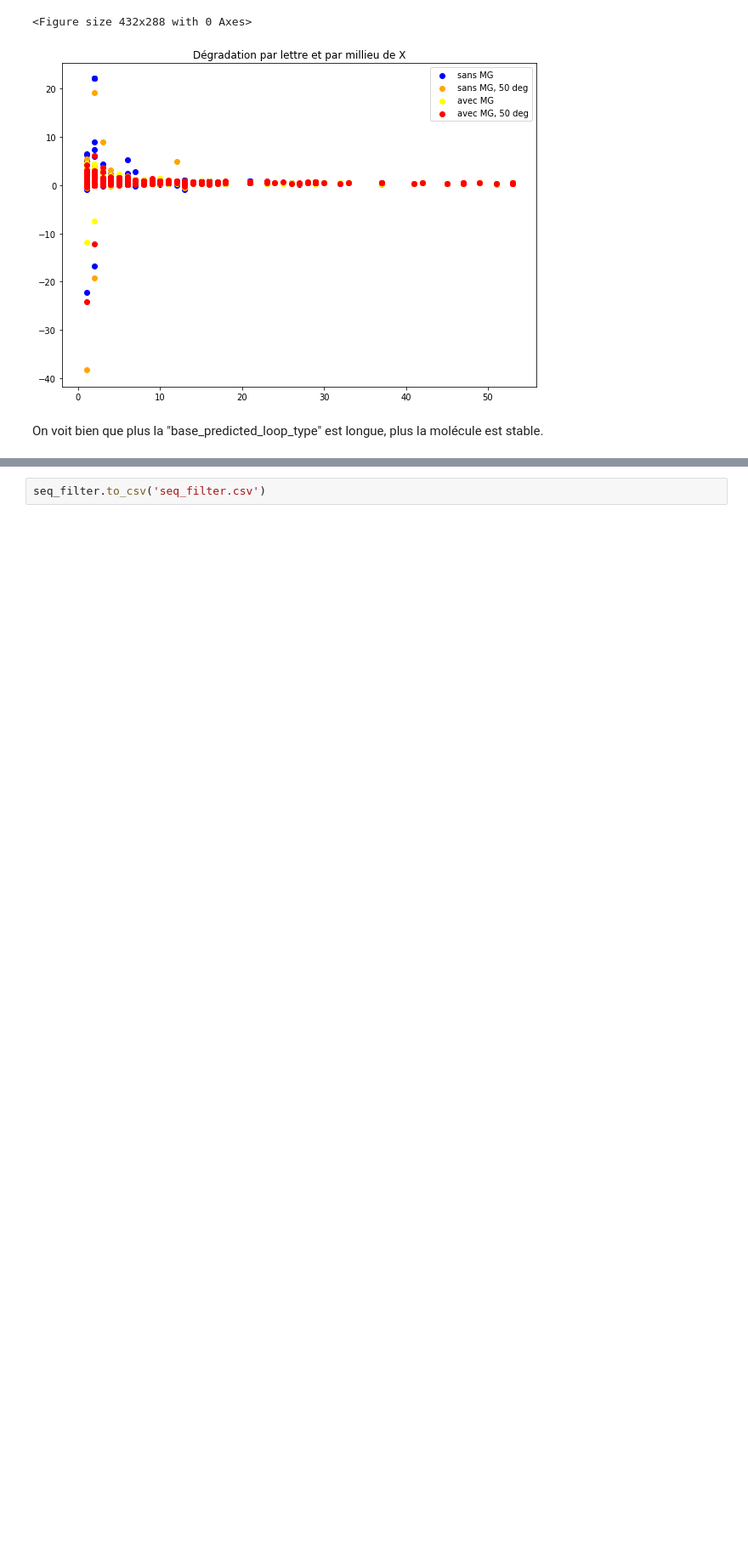
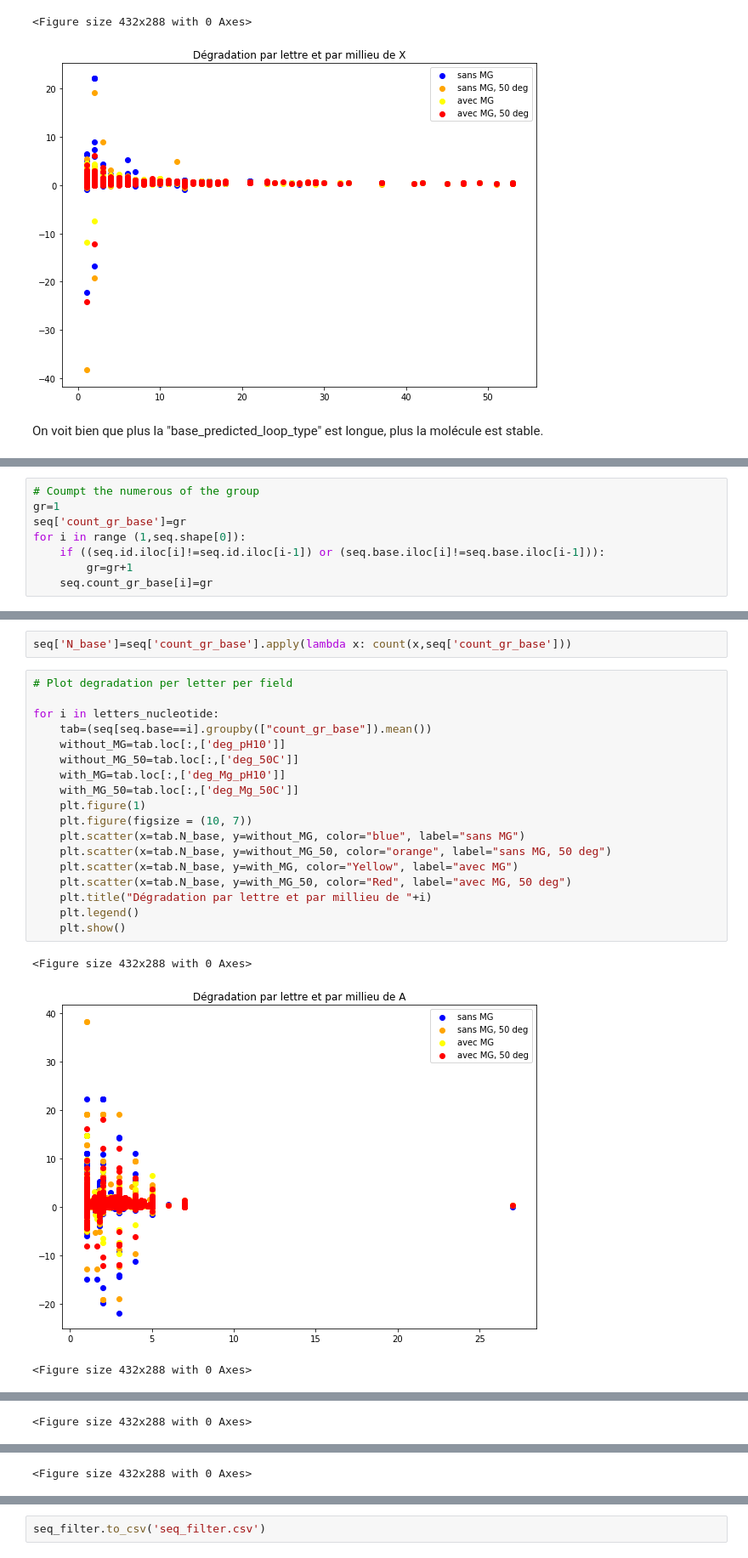
Before and after one commit to DataCampM2DSSAF/suivi-du-data-camp-Sun-Brul-, a Jupyter notebook: Code/description_donnees.ipynb, the cells around one changed output, grey strips where cells are left out. Shown: that part at 85% size. Cells and saved outputs as stored; diff of their text form; blank space fills up the shorter version.

```diff
--- a/Code/description_donnees.ipynb
+++ b/Code/description_donnees.ipynb
@@ -326,0 +304,8 @@ On voit bien que plus la "base_predicted_loop_type" est longue, plus la molécul
+# %%
+# Coumpt the numerous of the group
+gr=1
+seq['count_gr_base']=gr
+for i in range (1,seq.shape[0]):
+    if ((seq.id.iloc[i]!=seq.id.iloc[i-1]) or (seq.base.iloc[i]!=seq.base.iloc[i-1])):
+        gr=gr+1
+    seq.count_gr_base[i]=gr
@@ -326,0 +317,24 @@ On voit bien que plus la "base_predicted_loop_type" est longue, plus la molécul
+# %%
+seq['N_base']=seq['count_gr_base'].apply(lambda x: count(x,seq['count_gr_base']))
+# %%
+# Plot degradation per letter per field
+
+for i in letters_nucleotide:
+    tab=(seq[seq.base==i].groupby(["count_gr_base"]).mean())
+    without_MG=tab.loc[:,['deg_pH10']]
+    without_MG_50=tab.loc[:,['deg_50C']]
+    with_MG=tab.loc[:,['deg_Mg_pH10']]
+    with_MG_50=tab.loc[:,['deg_Mg_50C']]
+    plt.figure(1)
+    plt.figure(figsize = (10, 7))
+    plt.scatter(x=tab.N_base, y=without_MG, color="blue", label="sans MG")
+    plt.scatter(x=tab.N_base, y=without_MG_50, color="orange", label="sans MG, 50 deg")
+    plt.scatter(x=tab.N_base, y=with_MG, color="Yellow", label="avec MG")
+    plt.scatter(x=tab.N_base, y=with_MG_50, color="Red", label="avec MG, 50 deg")
+    plt.title("Dégradation par lettre et par millieu de "+i)
+    plt.legend()
+    plt.show()
+# %% [output]
+<Figure size 432x288 with 0 Axes>
+[figure, added]
+<Figure size 432x288 with 0 Axes>
@@ -326,0 +342 @@ On voit bien que plus la "base_predicted_loop_type" est longue, plus la molécul
+<Figure size 432x288 with 0 Axes>
@@ -326,0 +344 @@ On voit bien que plus la "base_predicted_loop_type" est longue, plus la molécul
+<Figure size 432x288 with 0 Axes>
```
Also changed, not shown: parts of 26 cells of this notebook.
